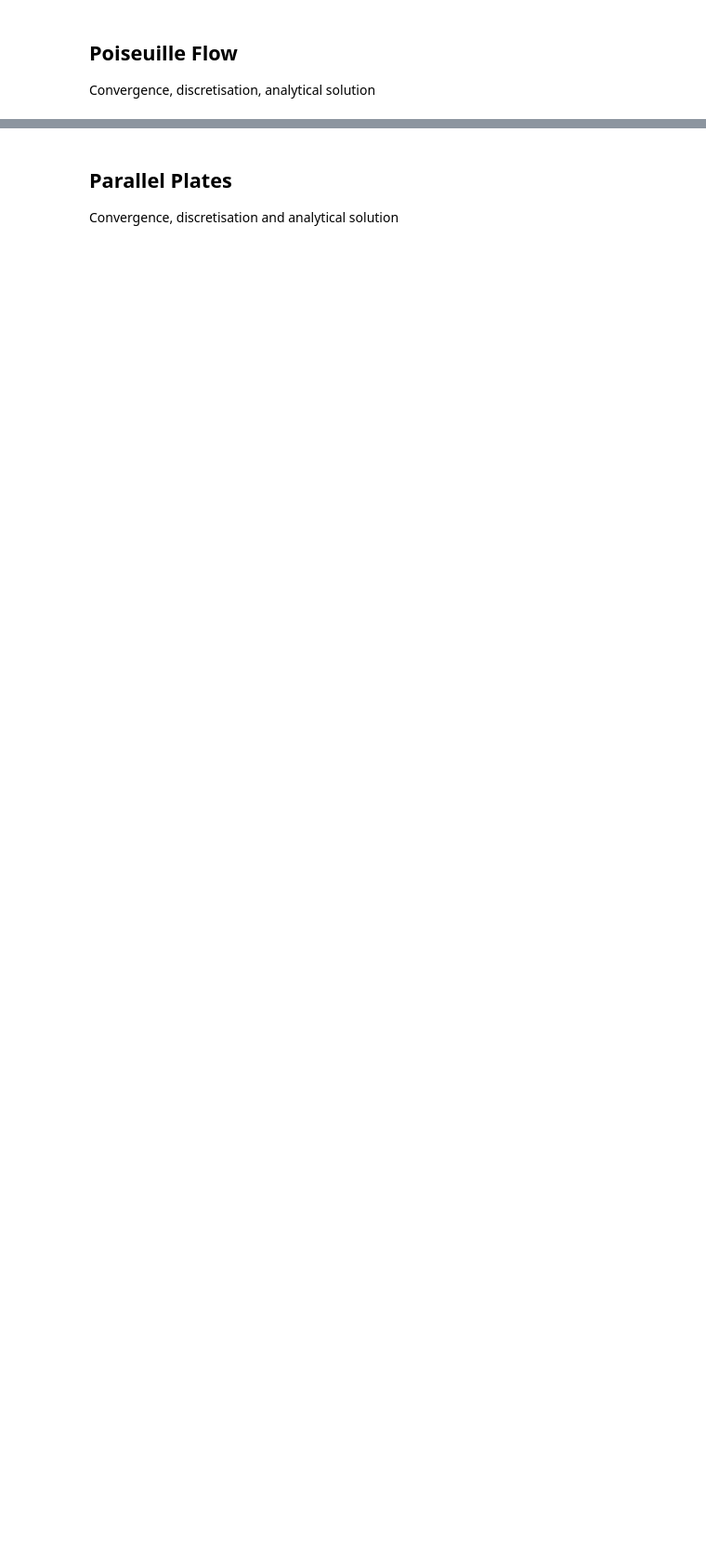
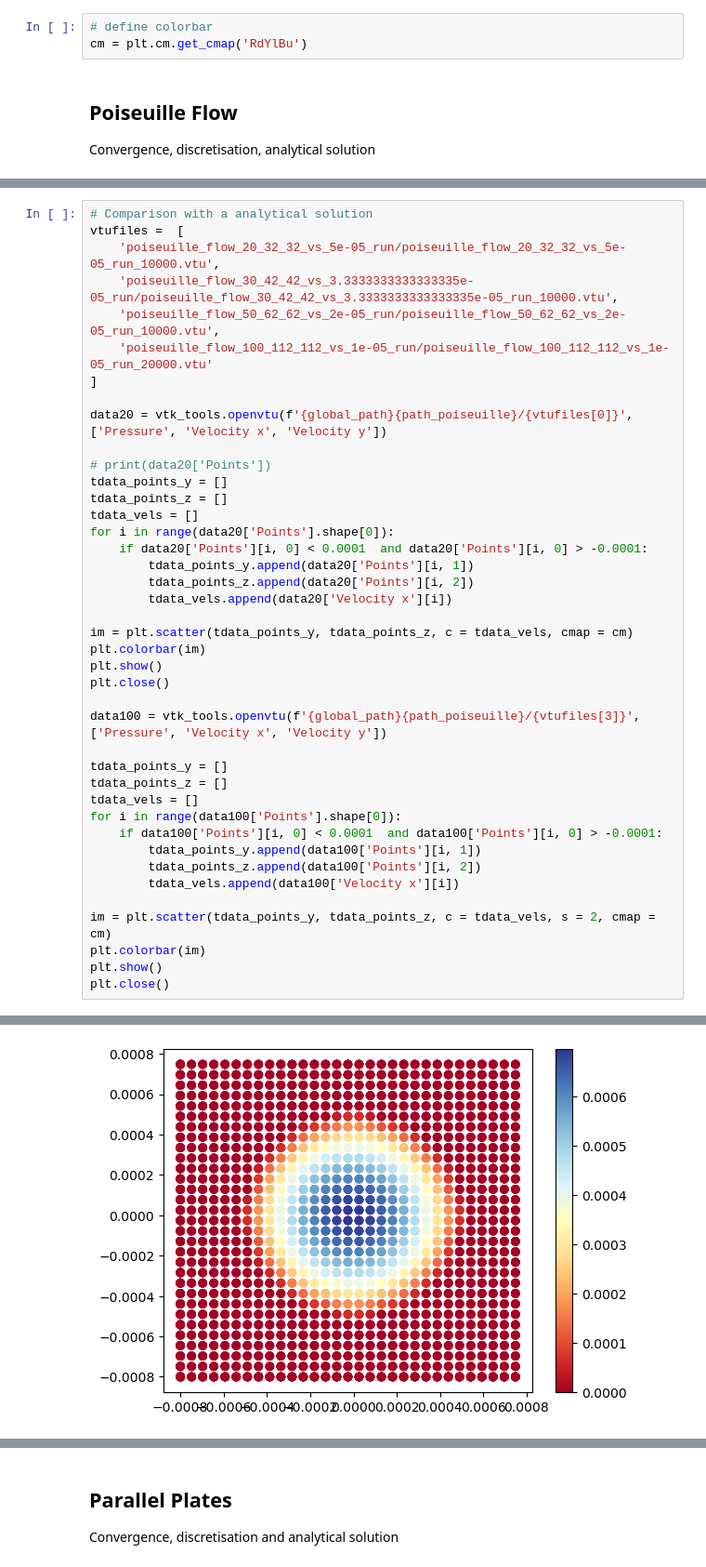
Before and after one commit to krachdd/hoomd-sph3, a Jupyter notebook: sph-simulations/99_singlephaseflow_benchmarks/evaluate_sph_benchmarks.ipynb, the cells around one changed output, grey strips where cells are left out. Shown at 93% size. Drawn from its saved outputs; the diff is of its cells as text; blank space fills up the shorter version.

```diff
--- a/sph-simulations/99_singlephaseflow_benchmarks/evaluate_sph_benchmarks.ipynb
+++ b/sph-simulations/99_singlephaseflow_benchmarks/evaluate_sph_benchmarks.ipynb
@@ -19,3 +25,6 @@ import readwrite
+# %%
+# define colorbar
+cm = plt.cm.get_cmap('RdYlBu')
 # %% [markdown]
 ## Poiseuille Flow
 Convergence, discretisation, analytical solution
@@ -46,0 +59,42 @@ plt.show()
+# %%
+# Comparison with a analytical solution
+vtufiles =  [
+    'poiseuille_flow_20_32_32_vs_5e-05_run/poiseuille_flow_20_32_32_vs_5e-05_run_10000.vtu',
+    'poiseuille_flow_30_42_42_vs_3.3333333333333335e-05_run/poiseuille_flow_30_42_42_vs_3.3333333333333335e-05_run_10000.vtu',
+    'poiseuille_flow_50_62_62_vs_2e-05_run/poiseuille_flow_50_62_62_vs_2e-05_run_10000.vtu',
+    'poiseuille_flow_100_112_112_vs_1e-05_run/poiseuille_flow_100_112_112_vs_1e-05_run_20000.vtu'
+]
+
+data20 = vtk_tools.openvtu(f'{global_path}{path_poiseuille}/{vtufiles[0]}', ['Pressure', 'Velocity x', 'Velocity y'])
+
+# print(data20['Points'])
+tdata_points_y = []
+tdata_points_z = []
+tdata_vels = []
+for i in range(data20['Points'].shape[0]):
+    if data20['Points'][i, 0] < 0.0001  and data20['Points'][i, 0] > -0.0001:
+        tdata_points_y.append(data20['Points'][i, 1])
+        tdata_points_z.append(data20['Points'][i, 2])
+        tdata_vels.append(data20['Velocity x'][i])
+
+im = plt.scatter(tdata_points_y, tdata_points_z, c = tdata_vels, cmap = cm)
+plt.colorbar(im)
+plt.show()
+plt.close()
+
+data100 = vtk_tools.openvtu(f'{global_path}{path_poiseuille}/{vtufiles[3]}', ['Pressure', 'Velocity x', 'Velocity y'])
+
+tdata_points_y = []
+tdata_points_z = []
+tdata_vels = []
+for i in range(data100['Points'].shape[0]):
+    if data100['Points'][i, 0] < 0.0001  and data100['Points'][i, 0] > -0.0001:
+        tdata_points_y.append(data100['Points'][i, 1])
+        tdata_points_z.append(data100['Points'][i, 2])
+        tdata_vels.append(data100['Velocity x'][i])
+
+im = plt.scatter(tdata_points_y, tdata_points_z, c = tdata_vels, s = 2, cmap = cm)
+plt.colorbar(im)
+plt.show()
+plt.close()
+# %% [output]
@@ -46,0 +106 @@ plt.show()
+[figure, added]
```
Also changed, not shown: parts of 5 cells of this notebook.
